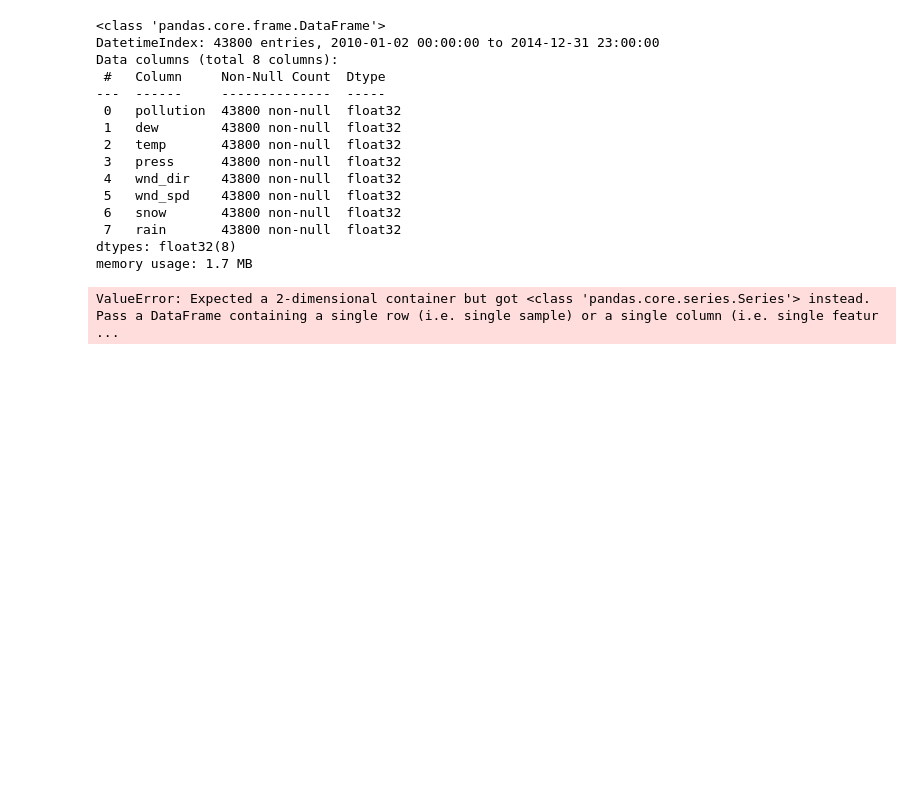
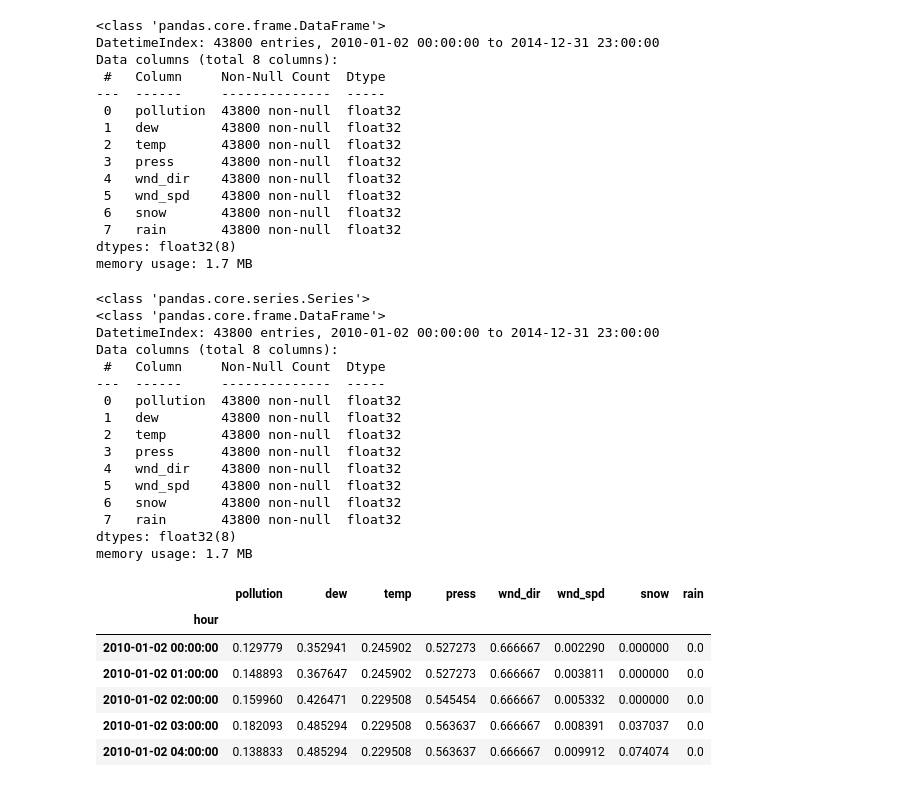
Before and after one commit to ghst659/sml00, a Jupyter notebook: forecast/LSTM_multivar.ipynb, the cells around one changed output. Cells and saved outputs as stored; diff of their text form; code cells hidden in the pictures; blank space fills up the shorter version.

```diff
--- a/forecast/LSTM_multivar.ipynb
+++ b/forecast/LSTM_multivar.ipynb
@@ -99,10 +103,34 @@ memory usage: 1.7 MB
 # %%
 # Create a scaled dataset
 norm_data = dataset.copy()
+print(type(norm_data["pollution"]))
 for col in norm_data:
-    norm_data[col] = scaler.fit_transform(norm_data[col])
+   norm_data[col] = scaler.fit_transform(norm_data[col].values.reshape((-1, 1)))
 norm_data.info()
+norm_data.head()
 # %% [output]
-ValueError: Expected a 2-dimensional container but got <class 'pandas.core.series.Series'> instead. Pass a DataFrame containing a single row (i.e. single sample) or a single column (i.e. single featur ...
+<class 'pandas.core.series.Series'>
+<class 'pandas.core.frame.DataFrame'>
+DatetimeIndex: 43800 entries, 2010-01-02 00:00:00 to 2014-12-31 23:00:00
+Data columns (total 8 columns):
+ #   Column     Non-Null Count  Dtype
+---  ------     --------------  -----
+ 0   pollution  43800 non-null  float32
+ 1   dew        43800 non-null  float32
+ 2   temp       43800 non-null  float32
+ 3   press      43800 non-null  float32
+ 4   wnd_dir    43800 non-null  float32
+ 5   wnd_spd    43800 non-null  float32
+ 6   snow       43800 non-null  float32
+ 7   rain       43800 non-null  float32
+dtypes: float32(8)
+memory usage: 1.7 MB
+|  | pollution | dew | temp | press | wnd_dir | wnd_spd | snow | rain |
+| hour |  |  |  |  |  |  |  |  |
+| 2010-01-02 00:00:00 | 0.129779 | 0.352941 | 0.245902 | 0.527273 | 0.666667 | 0.002290 | 0.000000 | 0.0 |
+| 2010-01-02 01:00:00 | 0.148893 | 0.367647 | 0.245902 | 0.527273 | 0.666667 | 0.003811 | 0.000000 | 0.0 |
+| 2010-01-02 02:00:00 | 0.159960 | 0.426471 | 0.229508 | 0.545454 | 0.666667 | 0.005332 | 0.000000 | 0.0 |
+| 2010-01-02 03:00:00 | 0.182093 | 0.485294 | 0.229508 | 0.563637 | 0.666667 | 0.008391 | 0.037037 | 0.0 |
+| 2010-01-02 04:00:00 | 0.138833 | 0.485294 | 0.229508 | 0.563637 | 0.666667 | 0.009912 | 0.074074 | 0.0 |
 # %%
 # convert series to supervised learning
```
Also changed, not shown: parts of 12 cells of this notebook.
